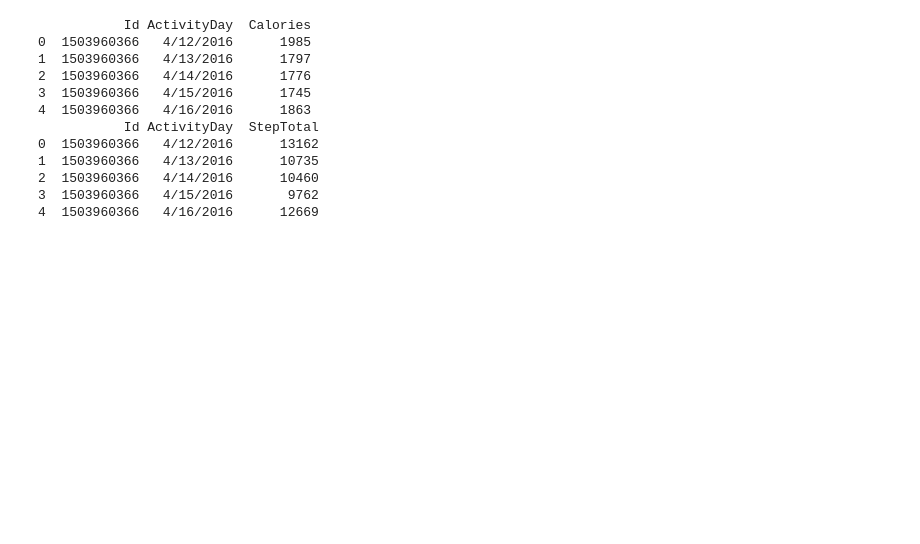
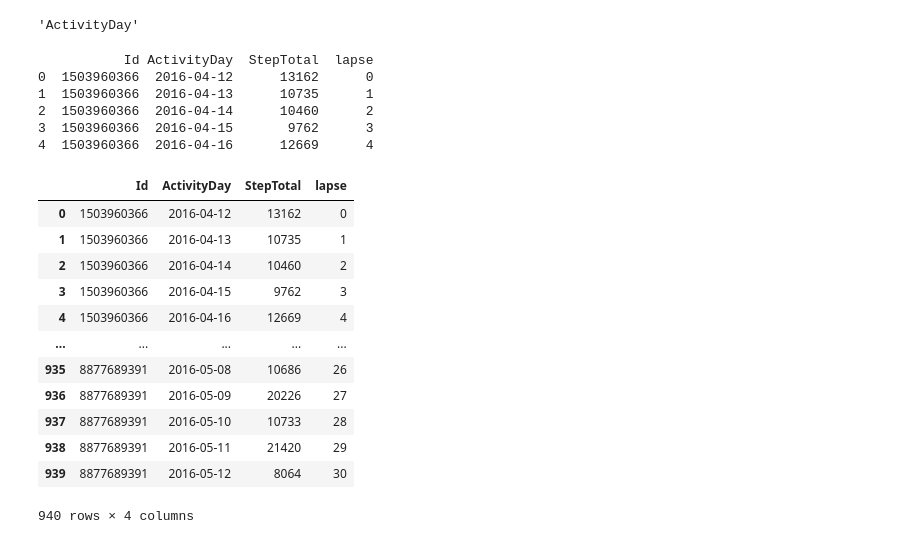
Before and after one commit to zifangu/BMI706_FinalProject, a Jupyter notebook: wyc_try.ipynb, the cells around one changed output. Drawn from its saved outputs; the diff is of its cells as text; code cells hidden in the pictures; blank space fills up the shorter version.

```diff
--- a/wyc_try.ipynb
+++ b/wyc_try.ipynb
@@ -5,22 +5,45 @@ import streamlit as st
 import altair as alt
 
 # read in csv
-daily_calories = pd.read_csv("https://raw.githubusercontent.com/qzhang21/BMI706_FinalProject/main/dailyCalories_merged.csv")
-daily_steps = pd.read_csv("https://raw.githubusercontent.com/qzhang21/BMI706_FinalProject/main/dailySteps_merged.csv")
-
-print(daily_calories.head())
-print(daily_steps.head())
+df_c = pd.read_csv("https://raw.githubusercontent.com/qzhang21/BMI706_FinalProject/main/Data/dailyCalories_merged.csv")
+df_s = pd.read_csv("https://raw.githubusercontent.com/qzhang21/BMI706_FinalProject/main/Data/dailySteps_merged.csv")
-# %% [output]
-           Id ActivityDay  Calories
-0  1503960366   4/12/2016      1985
-1  1503960366   4/13/2016      1797
-2  1503960366   4/14/2016      1776
-3  1503960366   4/15/2016      1745
-4  1503960366   4/16/2016      1863
-           Id ActivityDay  StepTotal
-0  1503960366   4/12/2016      13162
-1  1503960366   4/13/2016      10735
-2  1503960366   4/14/2016      10460
-3  1503960366   4/15/2016       9762
-4  1503960366   4/16/2016      12669
+# %%
+date_names = ["ActivityDay", "SleepDay", "ActivityDate"]
+
+name = np.array(df_c.columns)[[i in date_names for i in df_c.columns]][0]
+name
+# %% [output]
+'ActivityDay'
+# %%
+def date_lapse(df, date_names=["ActivityDay", "SleepDay", "ActivityDate", "Date"], lapse_name="lapse"):
+    # return a df with a new column called "lapse" (or as specified)
+    name = np.array(df.columns)[[i in date_names for i in df.columns]][0]
+    df[name] = pd.to_datetime(df_c[name])
+    start_dates = {}
+    for id, frame in df.sort_values(by=name).groupby("Id"):
+        start_dates[id] = frame.iloc[0][name]
+    df[lapse_name] = [(row[name] - start_dates[row["Id"]]).days  for _, row in df.iterrows()]
+    return df
+# %%
+date_lapse(df_s)
+# %% [output]
+           Id ActivityDay  StepTotal  lapse
+0  1503960366  2016-04-12      13162      0
+1  1503960366  2016-04-13      10735      1
+2  1503960366  2016-04-14      10460      2
+3  1503960366  2016-04-15       9762      3
+4  1503960366  2016-04-16      12669      4
+|  | Id | ActivityDay | StepTotal | lapse |
+| 0 | 1503960366 | 2016-04-12 | 13162 | 0 |
+| 1 | 1503960366 | 2016-04-13 | 10735 | 1 |
+| 2 | 1503960366 | 2016-04-14 | 10460 | 2 |
+| 3 | 1503960366 | 2016-04-15 | 9762 | 3 |
+| 4 | 1503960366 | 2016-04-16 | 12669 | 4 |
+| ... | ... | ... | ... | ... |
+| 935 | 8877689391 | 2016-05-08 | 10686 | 26 |
+| 936 | 8877689391 | 2016-05-09 | 20226 | 27 |
+| 937 | 8877689391 | 2016-05-10 | 10733 | 28 |
+| 938 | 8877689391 | 2016-05-11 | 21420 | 29 |
+| 939 | 8877689391 | 2016-05-12 | 8064 | 30 |
+940 rows × 4 columns
 # %%
```
Also changed, not shown: parts of 1 cell of this notebook, 1 other file.
